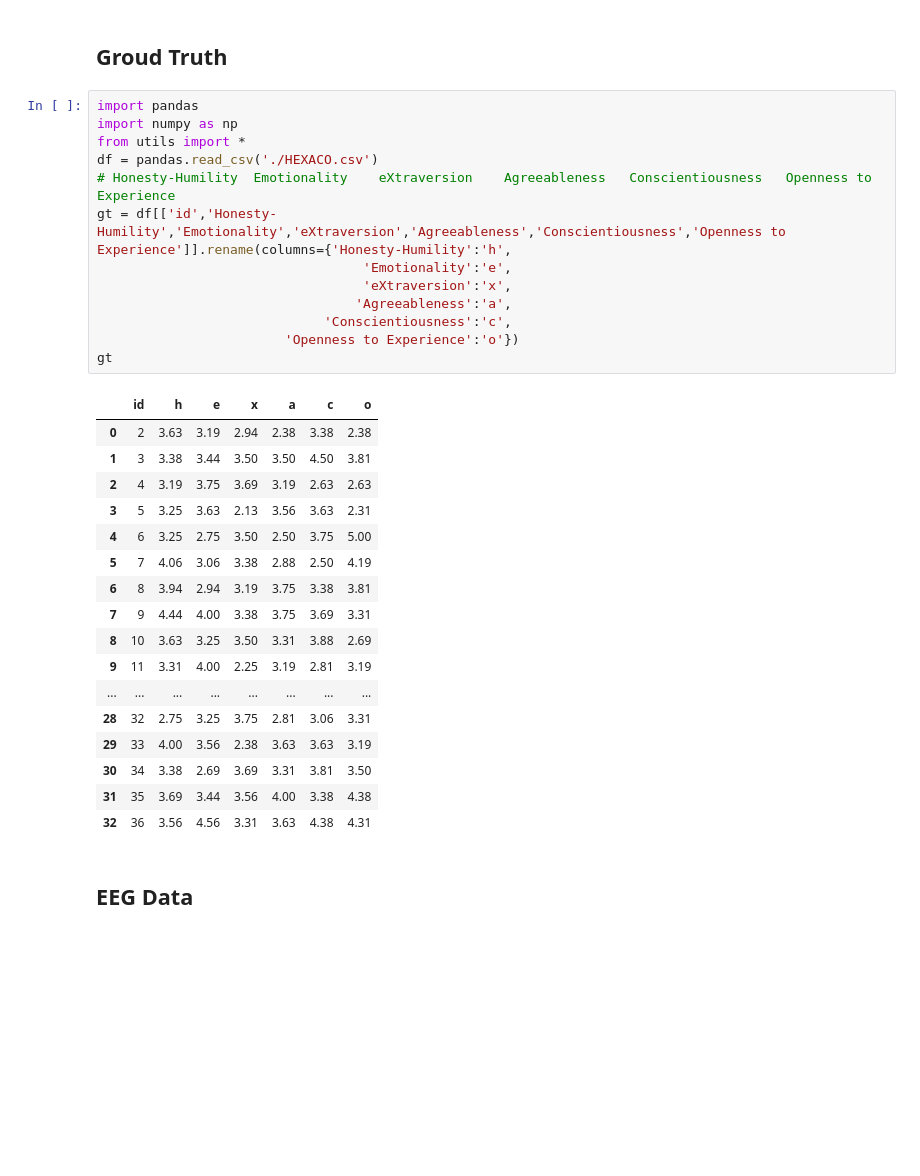
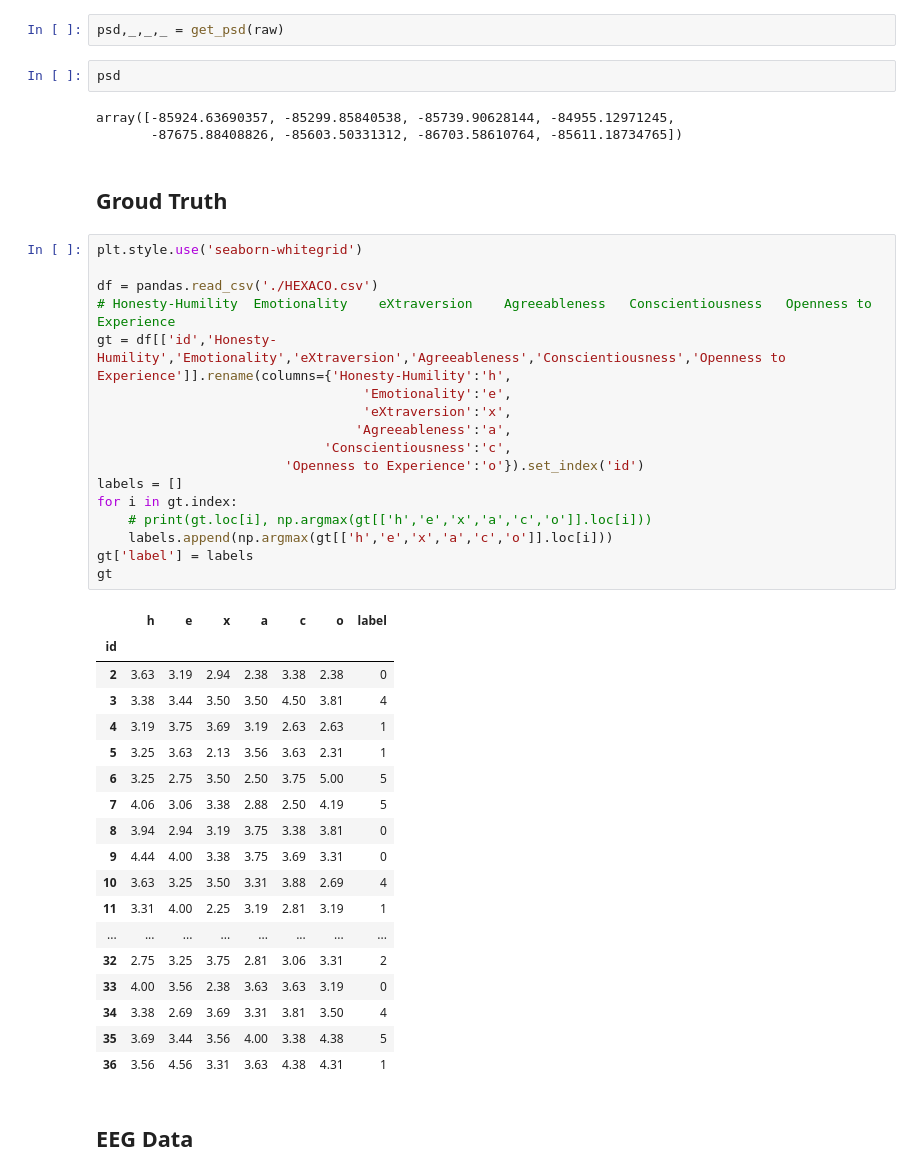
Before and after one commit to akraradets/2021JanHCI, a Jupyter notebook: 3-preprocess/2-prediction.ipynb, the cells around one changed output. Cells and saved outputs as stored; diff of their text form; blank space fills up the shorter version.

```diff
--- a/3-preprocess/2-prediction.ipynb
+++ b/3-preprocess/2-prediction.ipynb
@@ -1,36 +41,48 @@
+# %%
+psd,_,_,_ = get_psd(raw)
+# %%
+psd
+# %% [output]
+array([-85924.63690357, -85299.85840538, -85739.90628144, -84955.12971245,
+       -87675.88408826, -85603.50331312, -86703.58610764, -85611.18734765])
 # %% [markdown]
 ## Groud Truth
 # %%
-import pandas
-import numpy as np
-from utils import *
+plt.style.use('seaborn-whitegrid')
+
 df = pandas.read_csv('./HEXACO.csv')
 # Honesty-Humility	Emotionality	eXtraversion	Agreeableness	Conscientiousness	Openness to Experience
 gt = df[['id','Honesty-Humility','Emotionality','eXtraversion','Agreeableness','Conscientiousness','Openness to Experience']].rename(columns={'Honesty-Humility':'h',
                                   'Emotionality':'e',
                                   'eXtraversion':'x',
                                  'Agreeableness':'a',
                              'Conscientiousness':'c',
-                        'Openness to Experience':'o'})
+                        'Openness to Experience':'o'}).set_index('id')
+labels = []
+for i in gt.index:
+    # print(gt.loc[i], np.argmax(gt[['h','e','x','a','c','o']].loc[i]))
+    labels.append(np.argmax(gt[['h','e','x','a','c','o']].loc[i]))
+gt['label'] = labels
 gt
 # %% [output]
-|  | id | h | e | x | a | c | o |
-| 0 | 2 | 3.63 | 3.19 | 2.94 | 2.38 | 3.38 | 2.38 |
-| 1 | 3 | 3.38 | 3.44 | 3.50 | 3.50 | 4.50 | 3.81 |
-| 2 | 4 | 3.19 | 3.75 | 3.69 | 3.19 | 2.63 | 2.63 |
-| 3 | 5 | 3.25 | 3.63 | 2.13 | 3.56 | 3.63 | 2.31 |
-| 4 | 6 | 3.25 | 2.75 | 3.50 | 2.50 | 3.75 | 5.00 |
-| 5 | 7 | 4.06 | 3.06 | 3.38 | 2.88 | 2.50 | 4.19 |
-| 6 | 8 | 3.94 | 2.94 | 3.19 | 3.75 | 3.38 | 3.81 |
-| 7 | 9 | 4.44 | 4.00 | 3.38 | 3.75 | 3.69 | 3.31 |
-| 8 | 10 | 3.63 | 3.25 | 3.50 | 3.31 | 3.88 | 2.69 |
-| 9 | 11 | 3.31 | 4.00 | 2.25 | 3.19 | 2.81 | 3.19 |
+|  | h | e | x | a | c | o | label |
+| id |  |  |  |  |  |  |  |
+| 2 | 3.63 | 3.19 | 2.94 | 2.38 | 3.38 | 2.38 | 0 |
+| 3 | 3.38 | 3.44 | 3.50 | 3.50 | 4.50 | 3.81 | 4 |
+| 4 | 3.19 | 3.75 | 3.69 | 3.19 | 2.63 | 2.63 | 1 |
+| 5 | 3.25 | 3.63 | 2.13 | 3.56 | 3.63 | 2.31 | 1 |
+| 6 | 3.25 | 2.75 | 3.50 | 2.50 | 3.75 | 5.00 | 5 |
+| 7 | 4.06 | 3.06 | 3.38 | 2.88 | 2.50 | 4.19 | 5 |
+| 8 | 3.94 | 2.94 | 3.19 | 3.75 | 3.38 | 3.81 | 0 |
+| 9 | 4.44 | 4.00 | 3.38 | 3.75 | 3.69 | 3.31 | 0 |
+| 10 | 3.63 | 3.25 | 3.50 | 3.31 | 3.88 | 2.69 | 4 |
+| 11 | 3.31 | 4.00 | 2.25 | 3.19 | 2.81 | 3.19 | 1 |
 | ... | ... | ... | ... | ... | ... | ... | ... |
-| 28 | 32 | 2.75 | 3.25 | 3.75 | 2.81 | 3.06 | 3.31 |
-| 29 | 33 | 4.00 | 3.56 | 2.38 | 3.63 | 3.63 | 3.19 |
-| 30 | 34 | 3.38 | 2.69 | 3.69 | 3.31 | 3.81 | 3.50 |
-| 31 | 35 | 3.69 | 3.44 | 3.56 | 4.00 | 3.38 | 4.38 |
-| 32 | 36 | 3.56 | 4.56 | 3.31 | 3.63 | 4.38 | 4.31 |
+| 32 | 2.75 | 3.25 | 3.75 | 2.81 | 3.06 | 3.31 | 2 |
+| 33 | 4.00 | 3.56 | 2.38 | 3.63 | 3.63 | 3.19 | 0 |
+| 34 | 3.38 | 2.69 | 3.69 | 3.31 | 3.81 | 3.50 | 4 |
+| 35 | 3.69 | 3.44 | 3.56 | 4.00 | 3.38 | 4.38 | 5 |
+| 36 | 3.56 | 4.56 | 3.31 | 3.63 | 4.38 | 4.31 | 1 |
 # %% [markdown]
 ## EEG Data
 # %%
```
Also changed, not shown: parts of 11 cells of this notebook, 1 other file.
